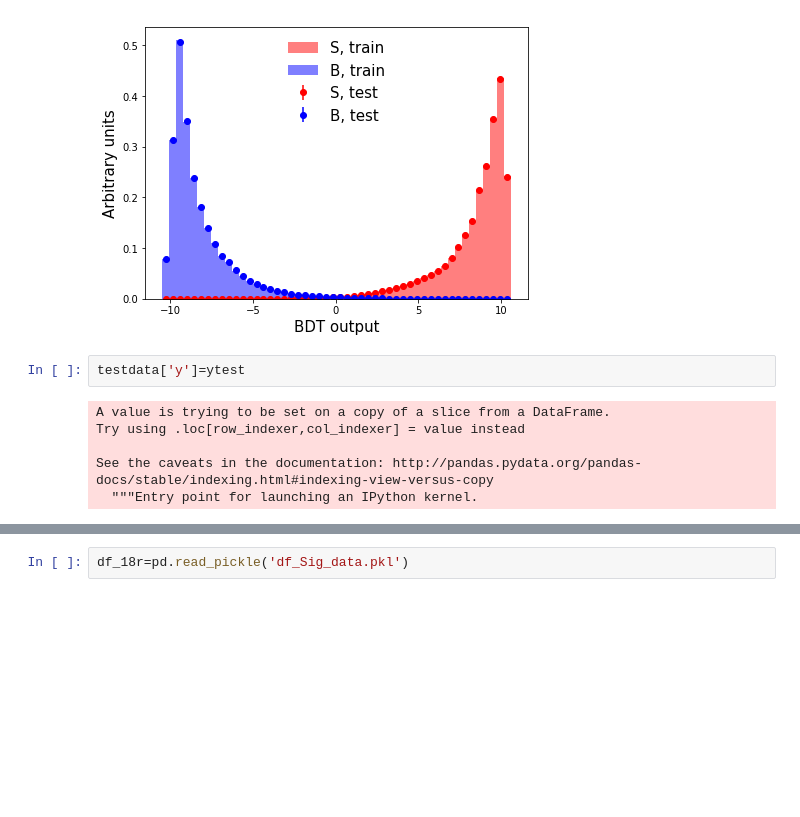
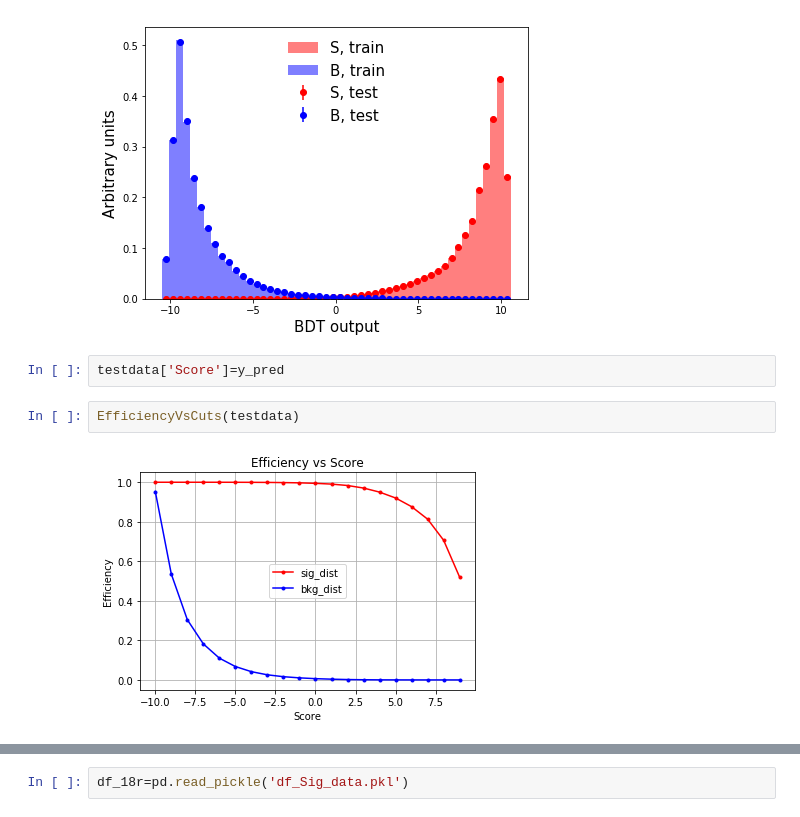
Before and after one commit to pfecchio/HypertritonML, a Jupyter notebook: Hypertriton2Body/Parameters_Optimization.ipynb, the cells around one changed output, grey strips where cells are left out. Drawn from its saved outputs; the diff is of its cells as text; blank space fills up the shorter version.

Commit message:
Add Efficiency macro

```diff
--- a/Hypertriton2Body/Parameters_Optimization.ipynb
+++ b/Hypertriton2Body/Parameters_Optimization.ipynb
@@ -137,11 +137,9 @@ plot_feature_imp(best_model,['gain','weight'])
 plot_output_train_test(best_model, traindata[training_columns], ytrain, testdata[training_columns], ytest, branch_names=training_columns,raw=True)
 # %% [output]
 [figure]
-# %%
-testdata['y']=ytest
-# %% [output]
-A value is trying to be set on a copy of a slice from a DataFrame.
-Try using .loc[row_indexer,col_indexer] = value instead
-
-See the caveats in the documentation: http://pandas.pydata.org/pandas-docs/stable/indexing.html#indexing-view-versus-copy
-  """Entry point for launching an IPython kernel.
+# %%
+testdata['Score']=y_pred
+# %%
+EfficiencyVsCuts(testdata)
+# %% [output]
+[figure, added]
```
Also changed, not shown: parts of 6 cells of this notebook, 1 other file.
